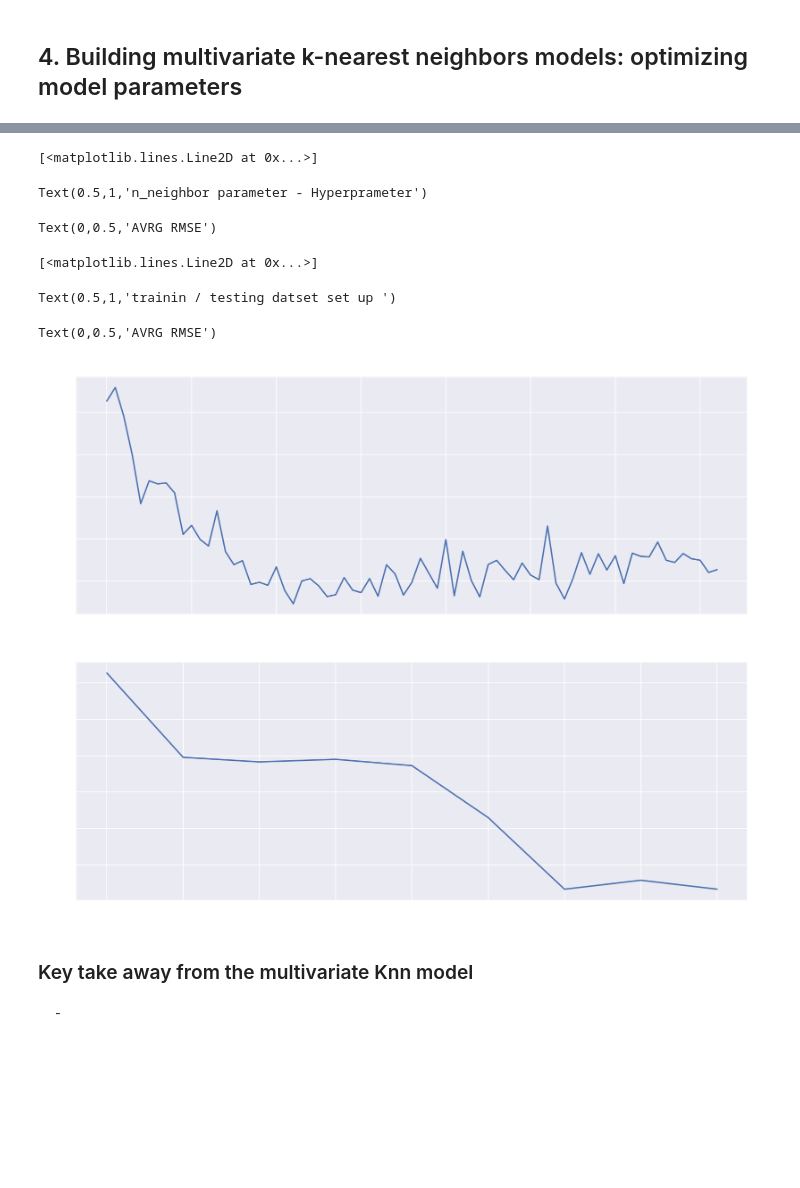
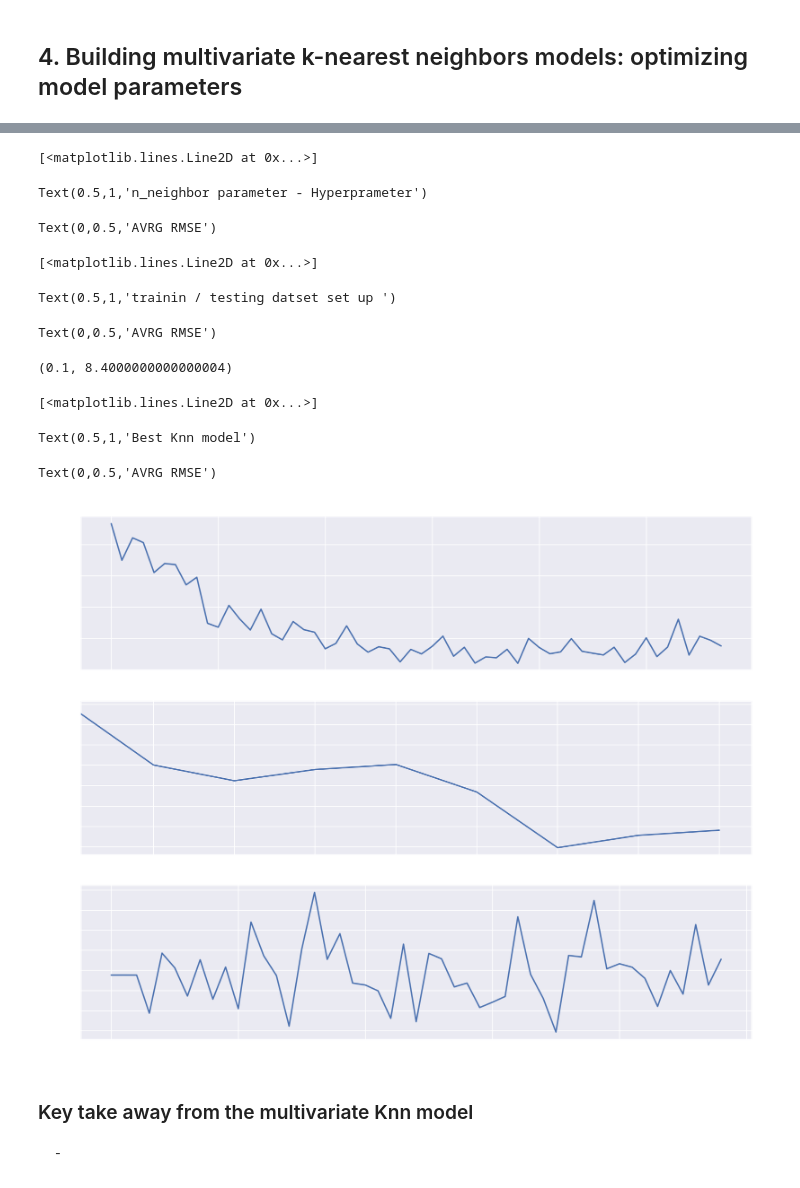
Before and after one commit to omarHazim/jupyterWorkflow, a Jupyter notebook: MLProjectCarspricesprediction.ipynb, the cells around one changed output, grey strips where cells are left out. Saved outputs shown, nothing was run; the diff lists cells and outputs as text; code cells hidden in the pictures; blank space fills up the shorter version.

```diff
--- a/MLProjectCarspricesprediction.ipynb
+++ b/MLProjectCarspricesprediction.ipynb
@@ -317,7 +317,7 @@ def multi_knn_model_results(n_neigh, perc_fig, rand_n):
 %time
 optimizing_k_niegh_para = list(
     itertools.chain(
-        *[np.mean(multi_knn_model_results(iter_1,0.8,10)) for iter_1 in range(2, 100)]
+        *[np.mean(multi_knn_model_results(iter_1,0.75,10)) for iter_1 in range(2, 60)]
     )
 )
 # the range been selcted randomly to be betw(2,125) it can be chnaged !
@@ -328,11 +328,9 @@ Wall time: 16.9 µs
 # 2.trainin / testing datset set up
 %time
 ## Find the optimum point where Avrg-RMSE is the lowest
-min_rmse_n_neighbor_parameter = optimizing_k_niegh_para.index(np.min(optimizing_k_niegh_para))
-
 optimizing_train_test_para = list(
     itertools.chain(
-        *[np.mean(multi_knn_model_results(min_rmse_n_neighbor_parameter,iter_2,10)) for iter_2 in [(x / 0.1)/100 for x in range(1, 10)]]
+        *[np.mean(multi_knn_model_results(5,iter_2,10)) for iter_2 in [((x /.1) / 100) for x in range(1, 10)]]
     )
 )
 # %% [output]
@@ -342,9 +339,9 @@ ValueError: Expected n_neighbors <= n_samples,  but n_samples = 20, n_neighbors
 # %%
 # 3. Find the best Multi Knn model based on optmizing the prev. parameters
-#%time
-min_rmse_train_test_para = np.min(optimizing_train_test_para)
-#optimizing_multi_knn_model = list(
-    #itertools.chain(
-        #*[np.mean(multi_knn_model_results(5,.8,iter_3)) for iter_3 in range(1, 100)]
-    #)
-#)
+%time
+
+optimizing_multi_knn_model = list(
+    itertools.chain(
+        *[np.mean(multi_knn_model_results(45,.8,iter_3)) for iter_3 in range(1, 50)]
+    )
+)
@@ -351,38 +351,43 @@ min_rmse_train_test_para = np.min(optimizing_train_test_para)
 # %%
 #%matplotlib nbagg
 %matplotlib inline
 %config InlineBackend.figure_format = 'retina'
 ## Build a visualizations for parametrs
-fig, axs = plt.subplots(2, figsize=(15,12))
+fig, axs = plt.subplots(3, figsize=(15,12))
 
 ##setting up the plot frame / title text color
 frm_color = 'white'
 for ax in axs:
     ax.tick_params(color=frm_color, labelcolor=frm_color)
     for spine in ax.spines.values():
         spine.set_edgecolor(frm_color)
 
 ## plotting up the results
 axs[0].plot(optimizing_k_niegh_para)
 axs[0].set_title('n_neighbor parameter - Hyperprameter', color=frm_color)
 axs[0].set_ylabel('AVRG RMSE', color=frm_color)
 
 
 axs[1].plot(optimizing_train_test_para)
 axs[1].set_title('trainin / testing datset set up ', color=frm_color)
 axs[1].set_ylabel('AVRG RMSE', color=frm_color)
+axs[1].set_xlim(xmin=0.1)
 
-#axs[2].plot(optimizing_multi_knn_model)
-#axs[2].set_title('Best Knn model',  color=frm_color)
-#axs[2].set_ylabel('AVRG RMSE', color=frm_color)
+axs[2].plot(optimizing_multi_knn_model)
+axs[2].set_title('Best Knn model',  color=frm_color)
+axs[2].set_ylabel('AVRG RMSE', color=frm_color)
 # %% [output]
 [<matplotlib.lines.Line2D at 0x...>]
 Text(0.5,1,'n_neighbor parameter - Hyperprameter')
 Text(0,0.5,'AVRG RMSE')
 [<matplotlib.lines.Line2D at 0x...>]
 Text(0.5,1,'trainin / testing datset set up ')
 Text(0,0.5,'AVRG RMSE')
+(0.1, 8.4000000000000004)
+[<matplotlib.lines.Line2D at 0x...>]
+Text(0.5,1,'Best Knn model')
+Text(0,0.5,'AVRG RMSE')
-[figure, old version]
+[figure, new version]
 # %% [markdown]
 ### Key take away from the multivariate Knn model
     -
```
Also changed, not shown: parts of 8 cells of this notebook.
